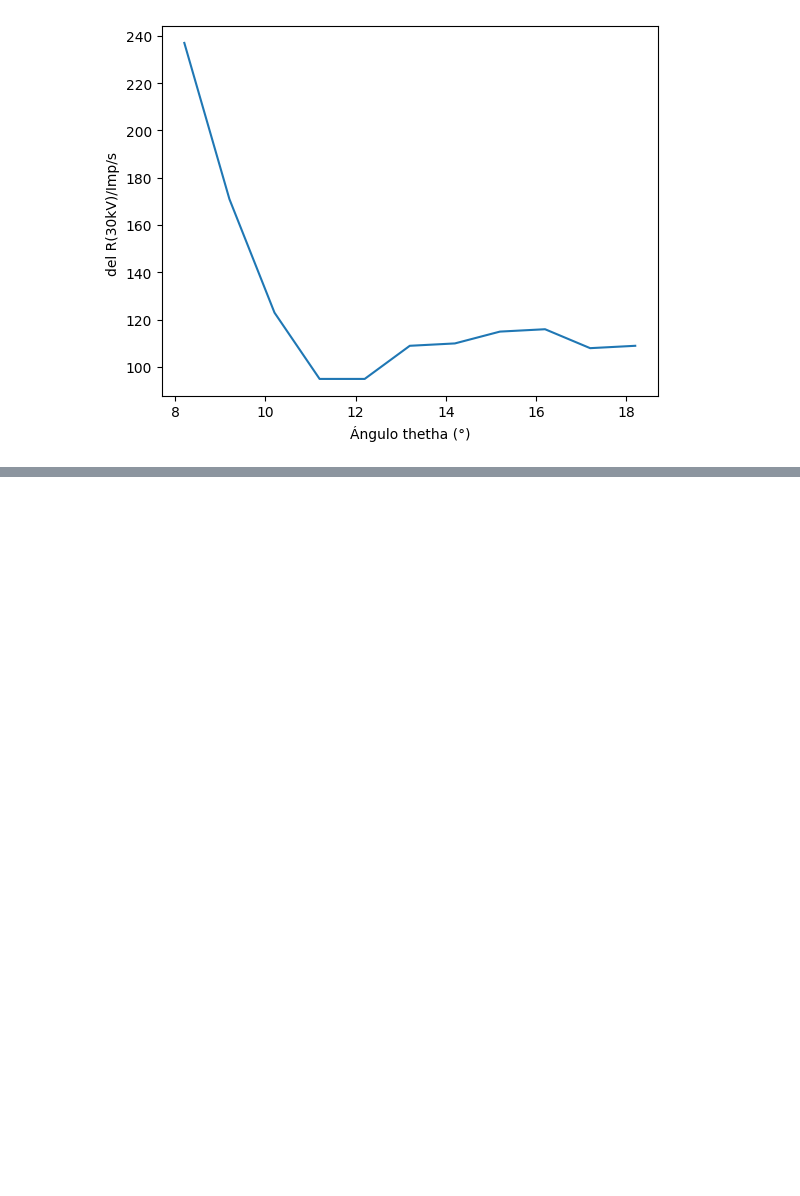
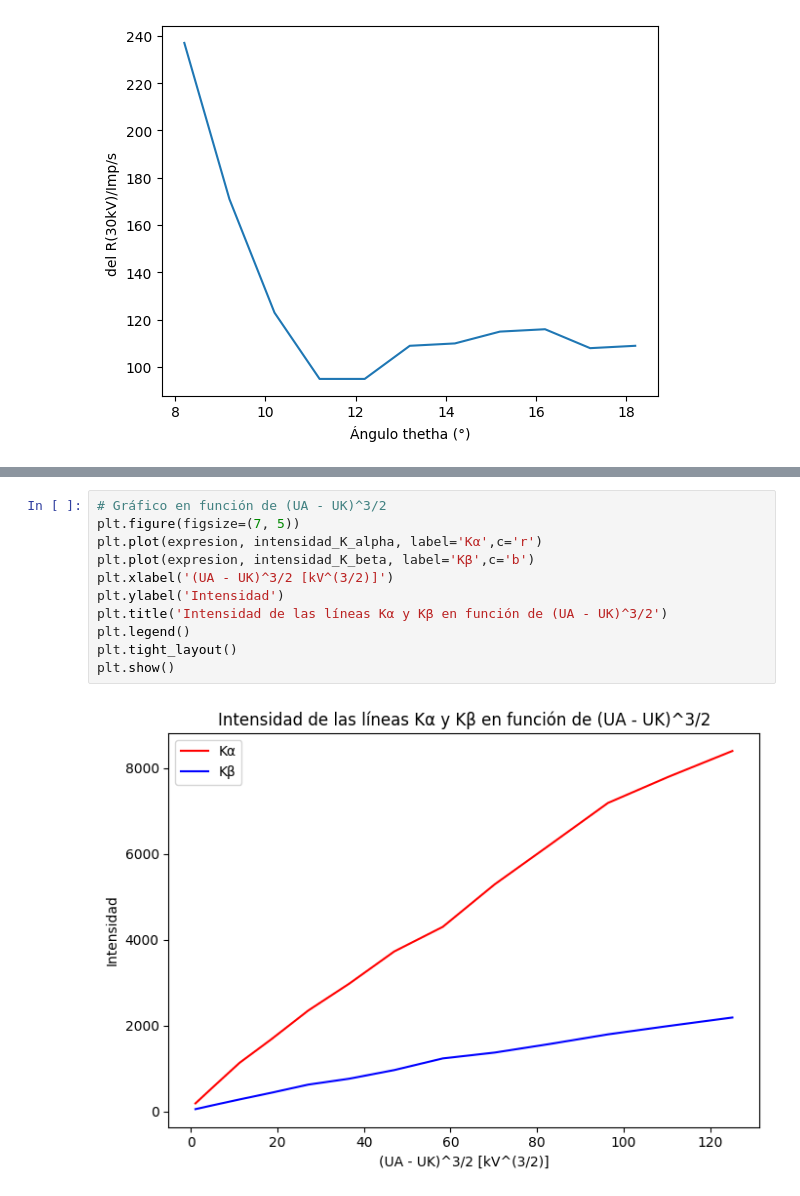
Before and after one commit to rcasasl/Laboratorio-Intermedio, a Jupyter notebook: Rayos X/graficos.ipynb, the cells around one changed output, grey strips where cells are left out. Drawn from its saved outputs; the diff is of its cells as text; blank space fills up the shorter version.

```diff
--- a/Rayos X/graficos.ipynb
+++ b/Rayos X/graficos.ipynb
@@ -131,0 +293,13 @@ Text(0, 0.5, 'del R(30kV)/Imp/s ')
+# %%
+# Gráfico en función de (UA - UK)^3/2
+plt.figure(figsize=(7, 5))
+plt.plot(expresion, intensidad_K_alpha, label='Kα',c='r')
+plt.plot(expresion, intensidad_K_beta, label='Kβ',c='b')
+plt.xlabel('(UA - UK)^3/2 [kV^(3/2)]')
+plt.ylabel('Intensidad')
+plt.title('Intensidad de las líneas Kα y Kβ en función de (UA - UK)^3/2')
+plt.legend()
+plt.tight_layout()
+plt.show()
+# %% [output]
+[figure, added]
```
Also changed, not shown: parts of 15 cells of this notebook, 1 other file.
